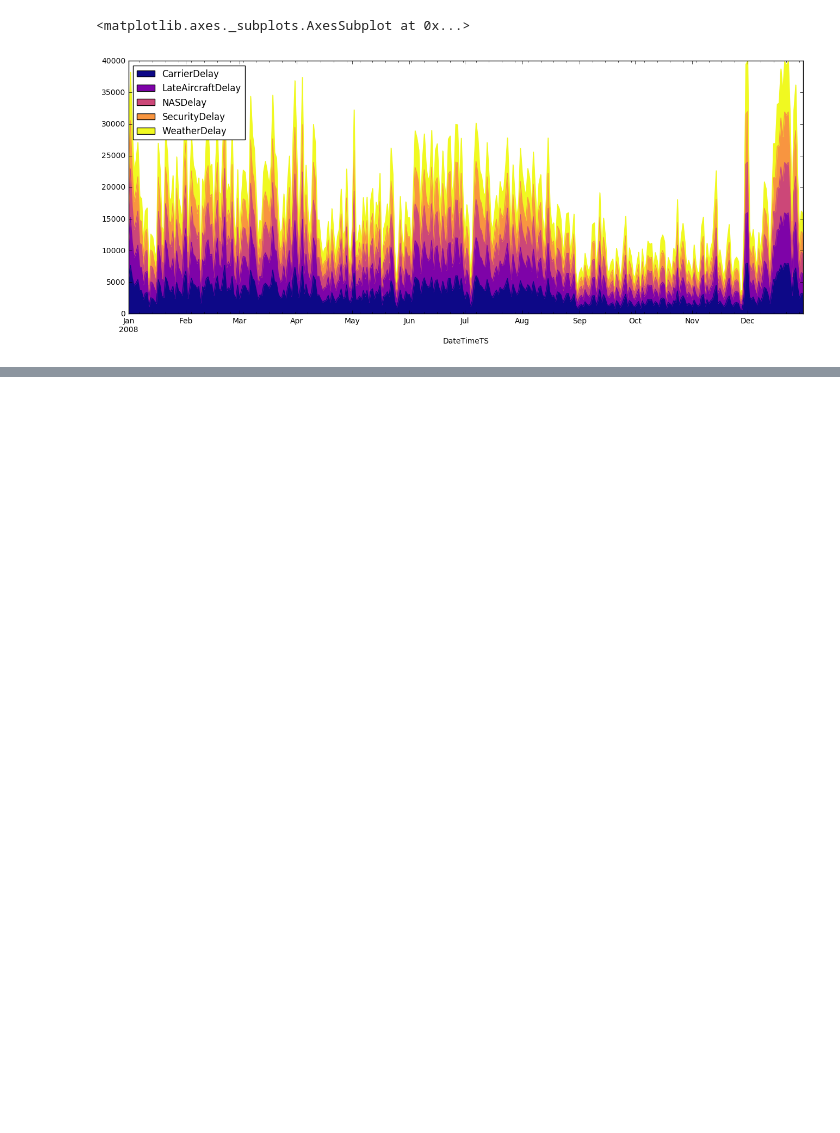
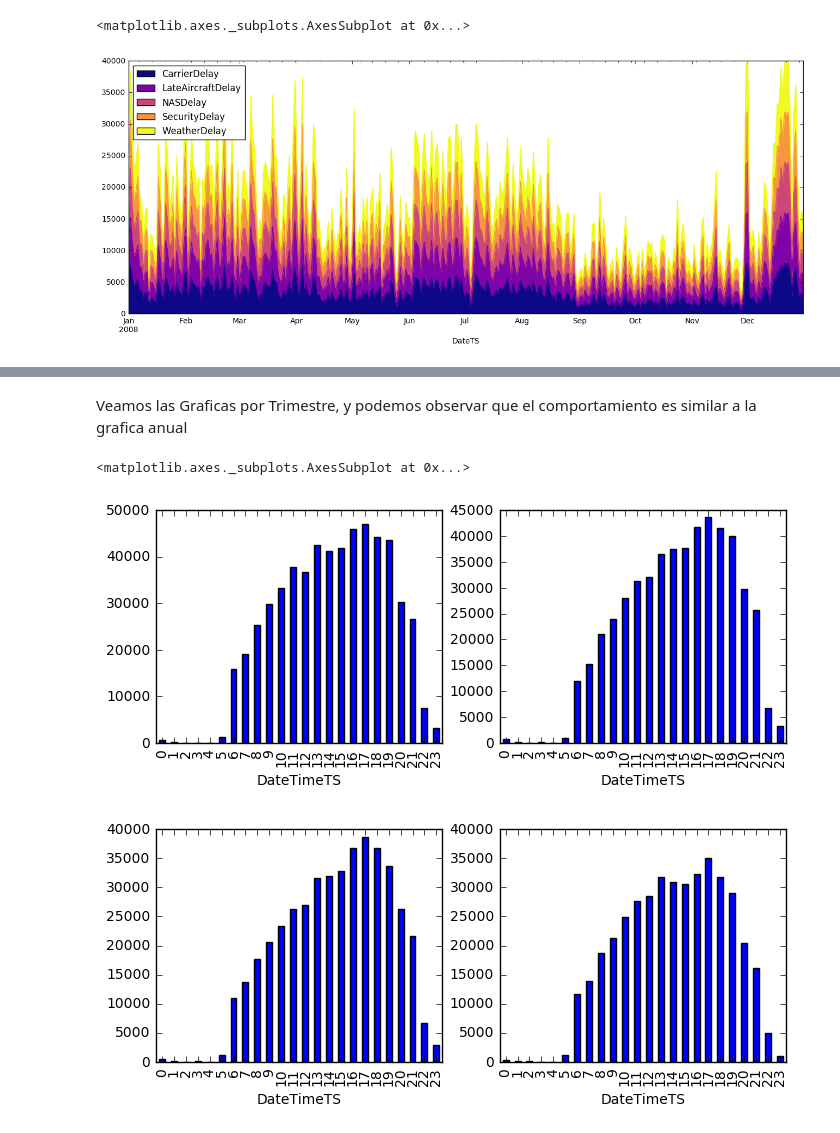
Before and after one commit to giovamata/campusciff-2016, a Jupyter notebook: Finales/Python/Evaluacion Continua 3/Parte 1.ipynb, the cells around one changed output, grey strips where cells are left out. Saved outputs shown, nothing was run; the diff lists cells and outputs as text; code cells hidden in the pictures; blank space fills up the shorter version.

```diff
--- a/Finales/Python/Evaluacion Continua 3/Parte 1.ipynb
+++ b/Finales/Python/Evaluacion Continua 3/Parte 1.ipynb
@@ -272,0 +312,37 @@ DelayTypebyDay.plot(kind='area', figsize=[16,6], stacked=True, colormap='plasma'
+# %%
+DelayedFlightsBH1T = DelayedFlights[(DelayedFlights['Month'] > 0) & (DelayedFlights['Month'] < 4)]
+DelayedFlightsBH1T = DelayedFlightsBH1T.groupby(by=[DelayedFlightsBH1T.DateTimeTS.map(lambda x : (x.hour))])
+DelayedFlightsBH1T = DelayedFlightsBH1T.size()
+
+DelayedFlightsBH2T = DelayedFlights[(DelayedFlights['Month'] > 3) & (DelayedFlights['Month'] < 7)]
+DelayedFlightsBH2T = DelayedFlightsBH2T.groupby(by=[DelayedFlightsBH2T.DateTimeTS.map(lambda x : (x.hour))])
+DelayedFlightsBH2T = DelayedFlightsBH2T.size()
+
+DelayedFlightsBH3T = DelayedFlights[(DelayedFlights['Month'] > 6) & (DelayedFlights['Month'] < 10)]
+DelayedFlightsBH3T = DelayedFlightsBH3T.groupby(by=[DelayedFlightsBH3T.DateTimeTS.map(lambda x : (x.hour))])
+DelayedFlightsBH3T = DelayedFlightsBH3T.size()
+
+DelayedFlightsBH4T = DelayedFlights[(DelayedFlights['Month'] > 9)]
+DelayedFlightsBH4T = DelayedFlightsBH4T.groupby(by=[DelayedFlightsBH4T.DateTimeTS.map(lambda x : (x.hour))])
+DelayedFlightsBH4T = DelayedFlightsBH4T.size()
+# %% [markdown]
+Veamos las Graficas por Trimestre, y podemos observar que el comportamiento es similar a la grafica anual
+# %%
+fig3 = plt.figure()
+
+points = fig3.add_subplot(1,4,1)
+DelayedFlightsBH1T.plot(kind='bar', figsize=(17,3))
+
+points = fig3.add_subplot(1,4,2)
+DelayedFlightsBH2T.plot(kind='bar', figsize=(17,3))
+
+fig3 = plt.figure()
+points = fig3.add_subplot(1,4,3)
+DelayedFlightsBH3T.plot(kind='bar', figsize=(17,3))
+
+points = fig3.add_subplot(1,4,4)
+DelayedFlightsBH4T.plot(kind='bar', figsize=(17,3))
+# %% [output]
+<matplotlib.axes._subplots.AxesSubplot at 0x...>
+[figure, added]
+[figure, added]
```
Also changed, not shown: parts of 13 cells of this notebook, 3 other files.
